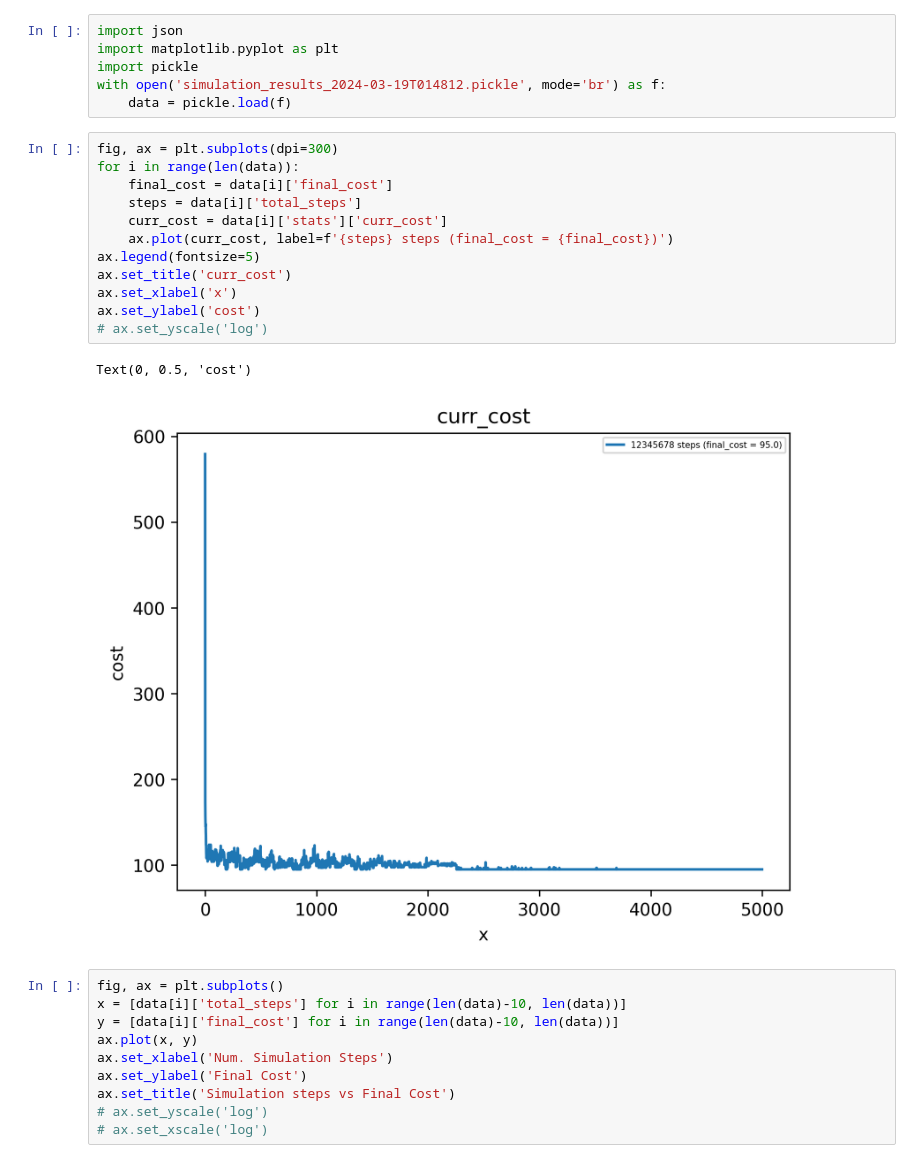
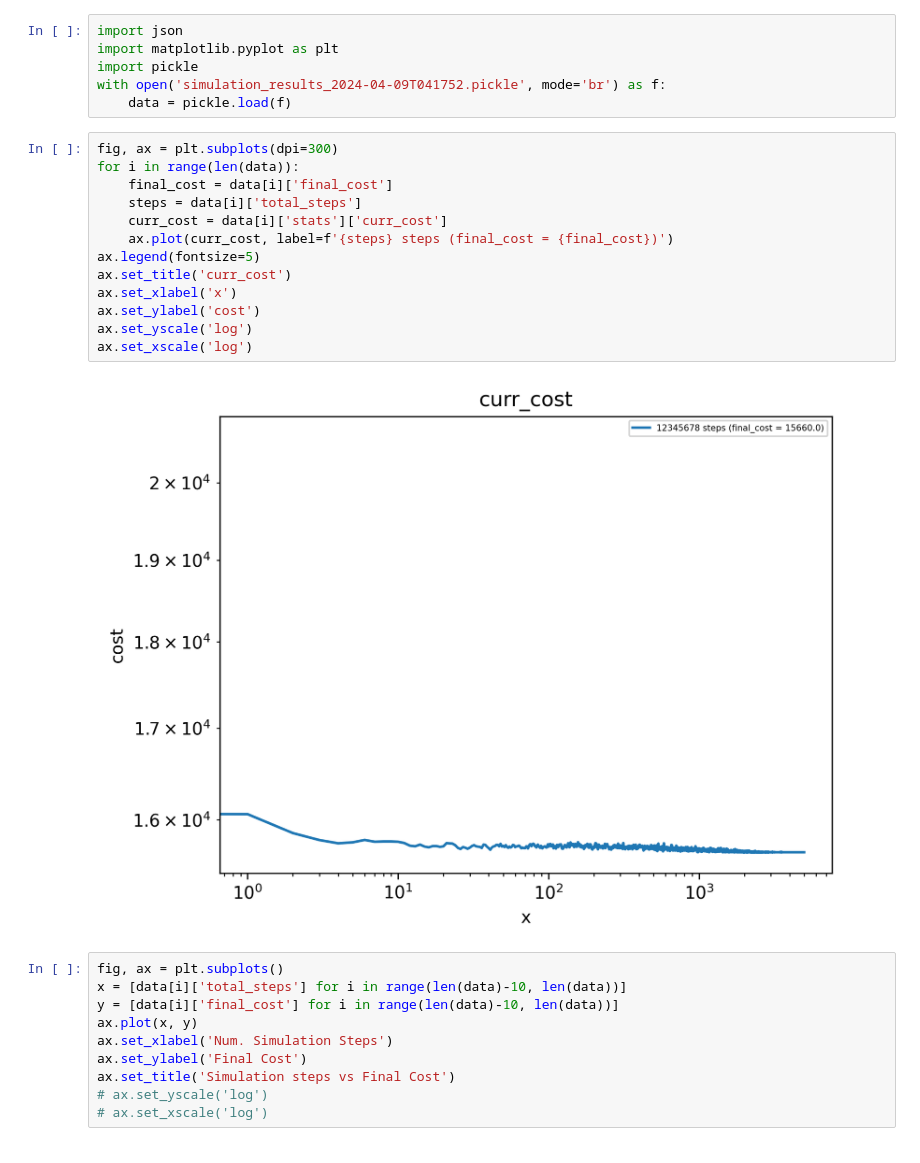
Before and after one commit to skrobchik/calenda-rs, a Jupyter notebook: new_analysis.ipynb, the cells around one changed output. Saved outputs shown, nothing was run; the diff lists cells and outputs as text.

```diff
--- a/new_analysis.ipynb
+++ b/new_analysis.ipynb
@@ -2,23 +2,23 @@
 import json
 import matplotlib.pyplot as plt
 import pickle
-with open('simulation_results_2024-03-19T014812.pickle', mode='br') as f:
+with open('simulation_results_2024-04-09T041752.pickle', mode='br') as f:
     data = pickle.load(f)
 # %%
 fig, ax = plt.subplots(dpi=300)
 for i in range(len(data)):
     final_cost = data[i]['final_cost']
     steps = data[i]['total_steps']
     curr_cost = data[i]['stats']['curr_cost']
     ax.plot(curr_cost, label=f'{steps} steps (final_cost = {final_cost})')
 ax.legend(fontsize=5)
 ax.set_title('curr_cost')
 ax.set_xlabel('x')
 ax.set_ylabel('cost')
-# ax.set_yscale('log')
+ax.set_yscale('log')
+ax.set_xscale('log')
 # %% [output]
-Text(0, 0.5, 'cost')
-[figure, old version]
+[figure, new version]
 # %%
 fig, ax = plt.subplots()
 x = [data[i]['total_steps'] for i in range(len(data)-10, len(data))]
```
Also changed, not shown: 3 other files.
